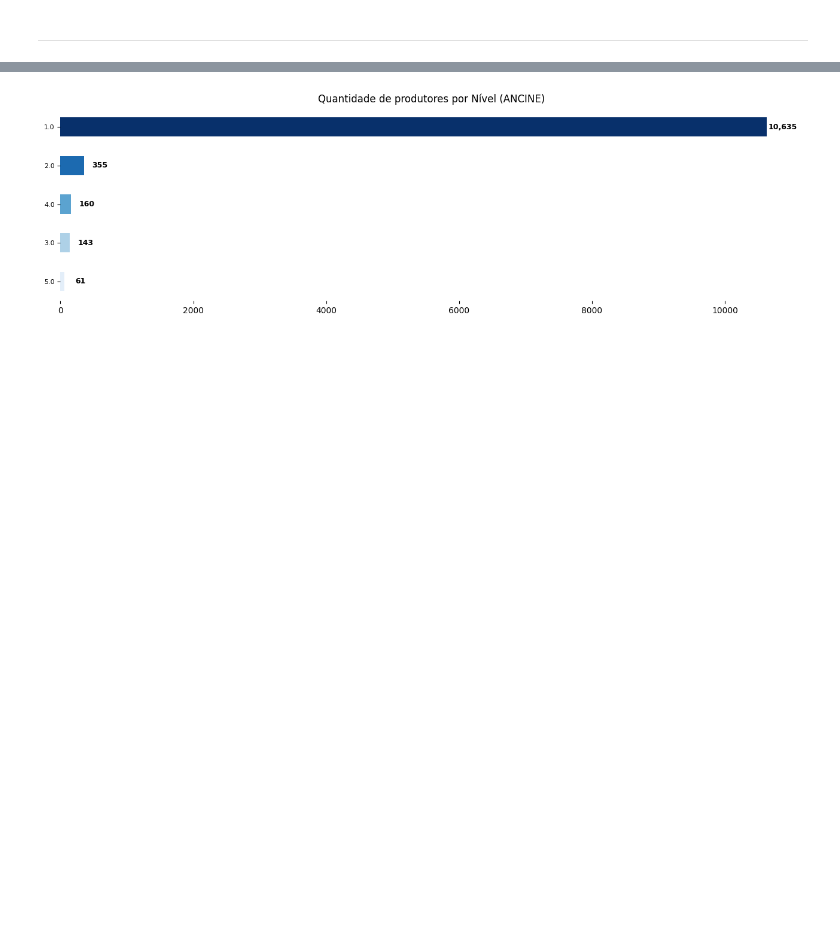
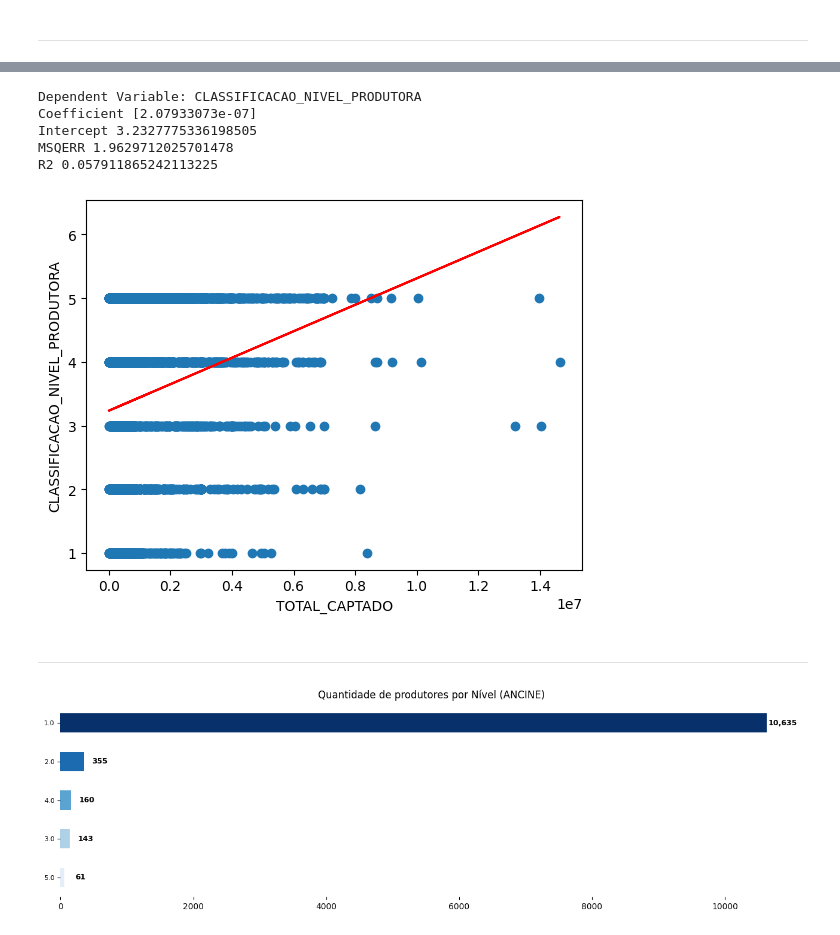
Before and after one commit to fonsecadados/AgenciaNacionalDoCinema_ANCINE, a Jupyter notebook: ANCINE_DesafiosEOportunidades.ipynb, the cells around one changed output, grey strips where cells are left out. Cells and saved outputs as stored; diff of their text form; code cells hidden in the pictures; blank space fills up the shorter version.

```diff
--- a/ANCINE_DesafiosEOportunidades.ipynb
+++ b/ANCINE_DesafiosEOportunidades.ipynb
@@ -1071,3 +1187,36 @@ plt.show()
+# %%
+#Linear Regression for Renúncia fiscal dataset - Total Captado
+def linear_regression_renuncia_fiscal_2(y):
+
+    X = renuncia_fiscal_numerical[['TOTAL_CAPTADO']]
+
+    lin_reg = lm.LinearRegression()
+    lin_reg.fit(X,y)
+    ypred = lin_reg.predict(X)
+
+    ypred = lin_reg.predict(X)
+    print('Dependent Variable:', y.name)
+    print('Coefficient', lin_reg.coef_)
+    print('Intercept', lin_reg.intercept_)
+    print('MSQERR', msqerr(y, ypred))
+    print('R2', lin_reg.score(X,y))
+
+    plt.figure()
+    plt.scatter(X,y)
+    plt.plot(X, ypred, color='red')
+    plt.xlabel('TOTAL_CAPTADO')
+    plt.ylabel(y.name)
+# %%
+linear_regression_renuncia_fiscal_2(renuncia_fiscal_numerical['CLASSIFICACAO_NIVEL_PRODUTORA'])
+# %% [output]
+Dependent Variable: CLASSIFICACAO_NIVEL_PRODUTORA
+Coefficient [2.07933073e-07]
+Intercept 3.2327775336198505
+MSQERR 1.9629712025701478
+R2 0.057911865242113225
+[figure, added]
+# %% [markdown]
+---
 # %%
 nivel_produtora_5 = agnts_tabela_unificada[agnts_tabela_unificada['CLASSIFICACAO_NIVEL_PRODUTORA'] == 5.0]
 nivel_produtora_4 = agnts_tabela_unificada[agnts_tabela_unificada['CLASSIFICACAO_NIVEL_PRODUTORA'] == 4.0]
```
Also changed, not shown: parts of 12 cells of this notebook.
